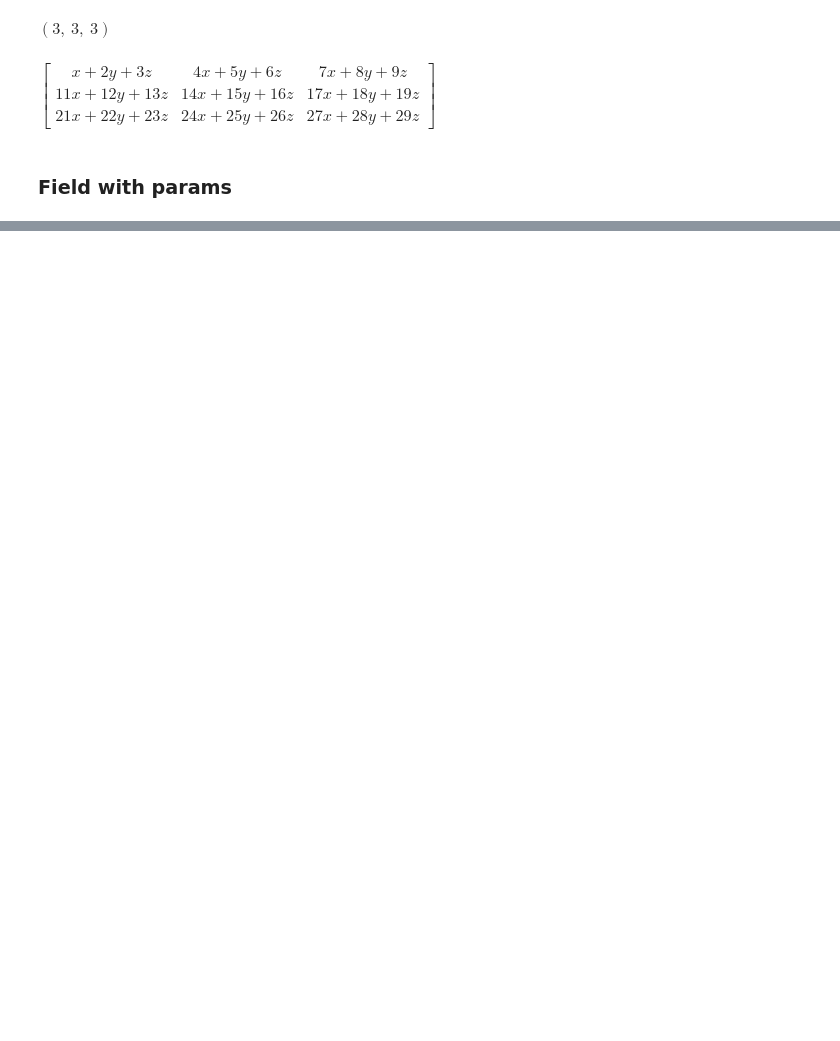
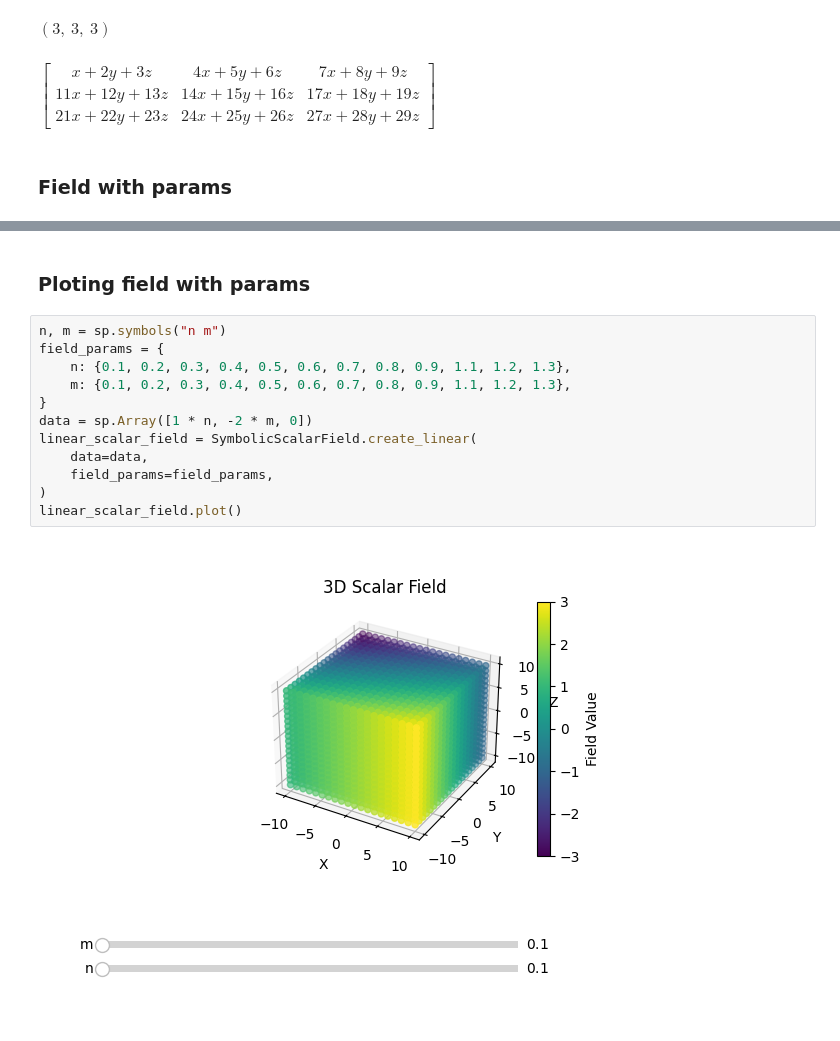
Before and after one commit to obouchaara/mechpy, a Jupyter notebook: notebooks/symbolic/field.ipynb, the cells around one changed output, grey strips where cells are left out. Drawn from its saved outputs; the diff is of its cells as text; blank space fills up the shorter version.

```diff
--- a/notebooks/symbolic/field.ipynb
+++ b/notebooks/symbolic/field.ipynb
@@ -119,0 +141,16 @@ AttributeError: 'tuple' object has no attribute 'remove'
+# %% [markdown]
+### Ploting field with params
+# %%
+n, m = sp.symbols("n m")
+field_params = {
+    n: {0.1, 0.2, 0.3, 0.4, 0.5, 0.6, 0.7, 0.8, 0.9, 1.1, 1.2, 1.3},
+    m: {0.1, 0.2, 0.3, 0.4, 0.5, 0.6, 0.7, 0.8, 0.9, 1.1, 1.2, 1.3},
+}
+data = sp.Array([1 * n, -2 * m, 0])
+linear_scalar_field = SymbolicScalarField.create_linear(
+    data=data,
+    field_params=field_params,
+)
+linear_scalar_field.plot()
+# %% [output]
+[figure, added]
```
Also changed, not shown: parts of 14 cells of this notebook, 2 other files.
